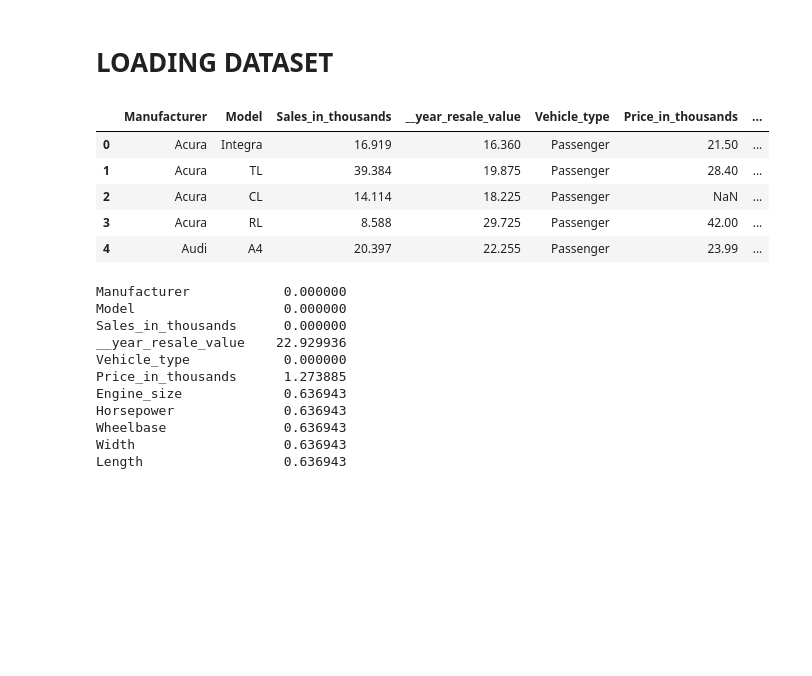
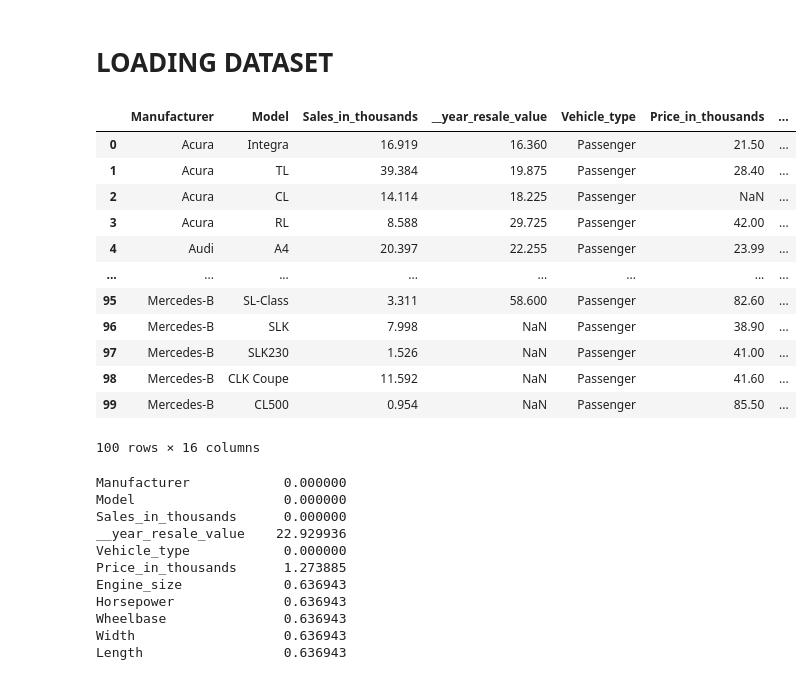
Before and after one commit to rashi4559/DDU-GKY, a Jupyter notebook: 28FEB2023.ipynb, the cells around one changed output. Saved outputs shown, nothing was run; the diff lists cells and outputs as text; code cells hidden in the pictures; blank space fills up the shorter version.

```diff
--- a/28FEB2023.ipynb
+++ b/28FEB2023.ipynb
@@ -9,14 +9,21 @@ warnings.filterwarnings('ignore')
 # LOADING DATASET
 # %%
 data = pd.read_csv('Car_sales.csv')
-data.head()
+data.head(100)
 # %% [output]
 |  | Manufacturer | Model | Sales_in_thousands | __year_resale_value | Vehicle_type | Price_in_thousands | ... |
 | 0 | Acura | Integra | 16.919 | 16.360 | Passenger | 21.50 | ... |
 | 1 | Acura | TL | 39.384 | 19.875 | Passenger | 28.40 | ... |
 | 2 | Acura | CL | 14.114 | 18.225 | Passenger | NaN | ... |
 | 3 | Acura | RL | 8.588 | 29.725 | Passenger | 42.00 | ... |
 | 4 | Audi | A4 | 20.397 | 22.255 | Passenger | 23.99 | ... |
+| ... | ... | ... | ... | ... | ... | ... | ... |
+| 95 | Mercedes-B | SL-Class | 3.311 | 58.600 | Passenger | 82.60 | ... |
+| 96 | Mercedes-B | SLK | 7.998 | NaN | Passenger | 38.90 | ... |
+| 97 | Mercedes-B | SLK230 | 1.526 | NaN | Passenger | 41.00 | ... |
+| 98 | Mercedes-B | CLK Coupe | 11.592 | NaN | Passenger | 41.60 | ... |
+| 99 | Mercedes-B | CL500 | 0.954 | NaN | Passenger | 85.50 | ... |
+100 rows × 16 columns
 # %%
 data.isnull().mean()*100
 # %% [output]
```
Also changed, not shown: parts of 12 cells of this notebook, 14 other files.
